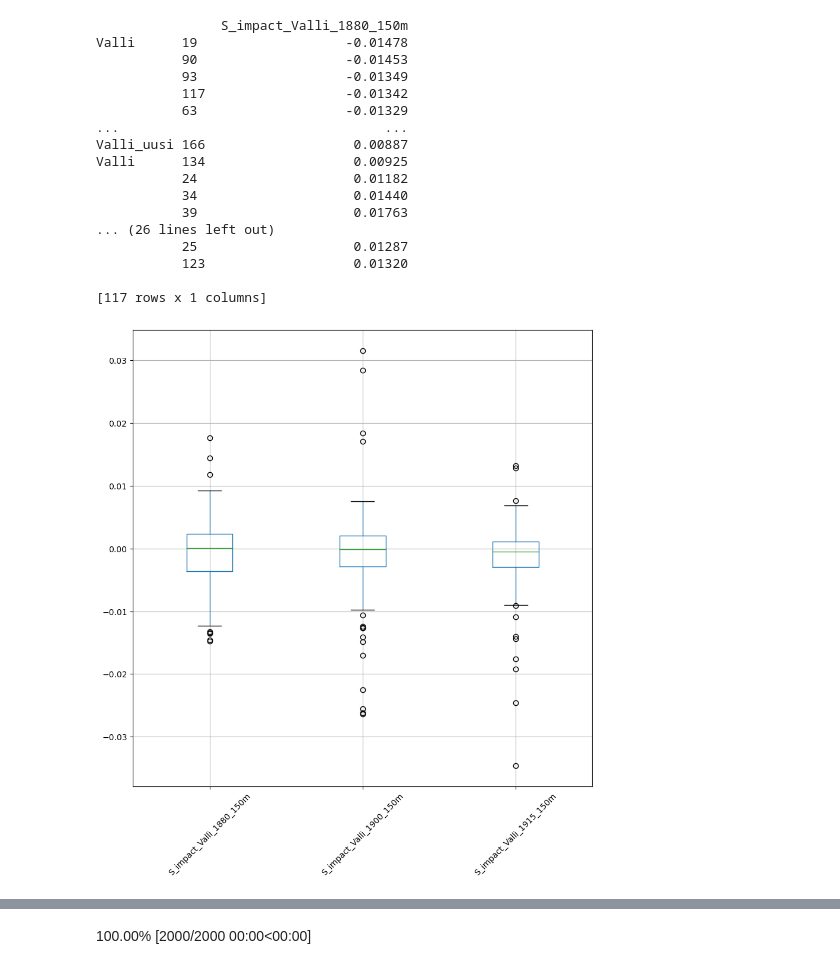
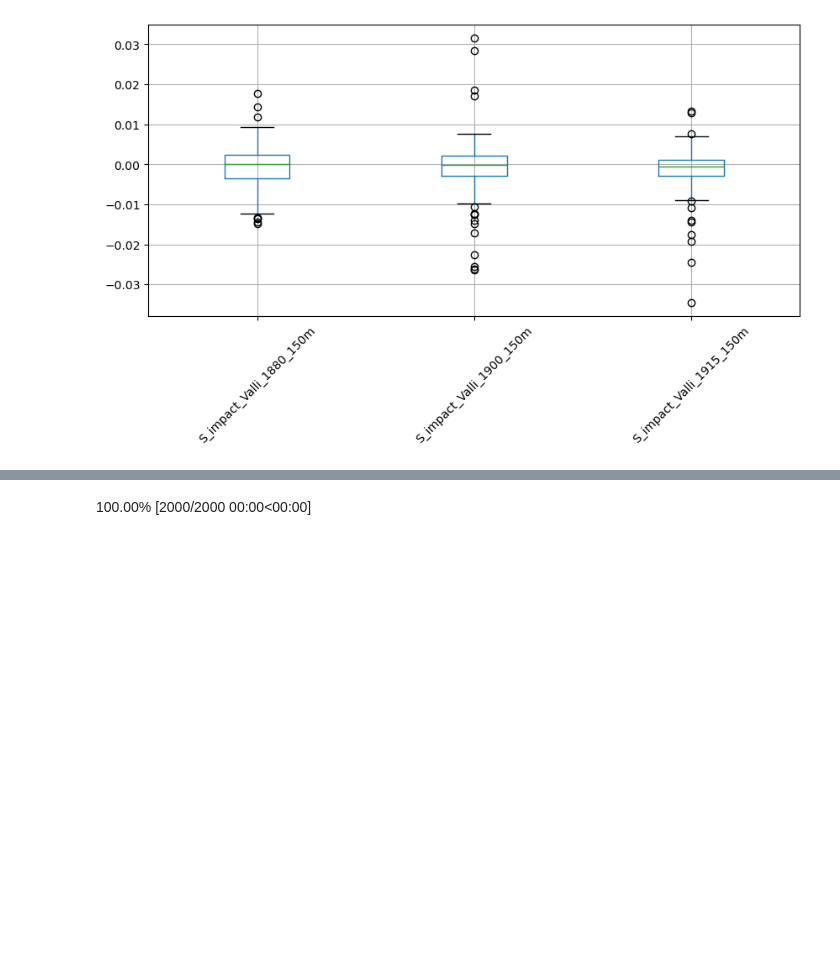
Before and after one commit to AnttiHaerkoenen/spatial_segregation, a Jupyter notebook: notebooks/segregation_change_1880-1915.ipynb, the cells around one changed output, grey strips where cells are left out. Cells and saved outputs as stored; diff of their text form; code cells hidden in the pictures; blank space fills up the shorter version.

```diff
--- a/notebooks/segregation_change_1880-1915.ipynb
+++ b/notebooks/segregation_change_1880-1915.ipynb
@@ -15,6 +15,7 @@ import matplotlib.pyplot as plt
 
 DATA_DIR = Path('../data')
 FIG_DIR = Path('../figures')
+FIG_SIZE = 10, 4.5
 YEARS = [1880, 1883, 1885, 1888, 1890, 1895, 1900, 1902, 1905, 1910, 1913, 1915]
 BAD_YEARS = [1885, 1890, 1905, 1910]
 BWS = 150, 200, 250
@@ -508,32 +510,15 @@ for year in (1880, 1900, 1915):
 # %%
 impact_list = []
 for file in (DATA_DIR / 'processed').glob('S_impact_Valli*150m.csv'):
     impact = pd.read_csv(file, index_col=(0, 1), header=0, names=[file.stem])
     sorted_ = impact.sort_values(by=file.stem)
     impact_list.append(sorted_)
-    print(sorted_)
+    # print(sorted_)
 
 impacts = pd.concat(impact_list)
 
-impacts.boxplot(rot=45, figsize=(10,10))
+impacts.boxplot(rot=45, figsize=FIG_SIZE)
 plt.show()
 # %% [output]
-                S_impact_Valli_1880_150m
-Valli      19                   -0.01478
-           90                   -0.01453
-           93                   -0.01349
-           117                  -0.01342
-           63                   -0.01329
-...                                  ...
-Valli_uusi 166                   0.00887
-Valli      134                   0.00925
-           24                    0.01182
-           34                    0.01440
-           39                    0.01763
-... (26 lines left out)
-           25                    0.01287
-           123                   0.01320
-
-[117 rows x 1 columns]
-[figure, old version]
+[figure, new version]
 # %%
```
Also changed, not shown: parts of 14 cells of this notebook, 5 other files.
